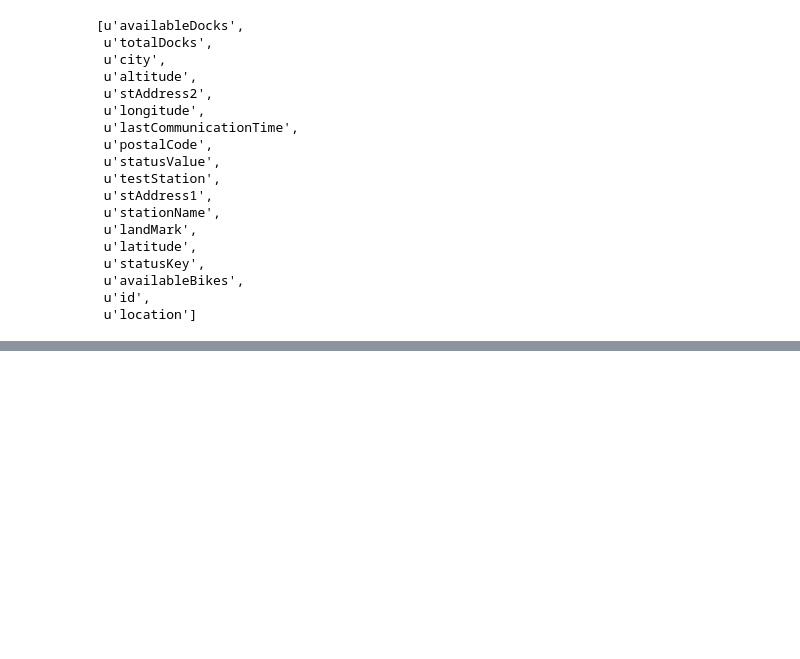
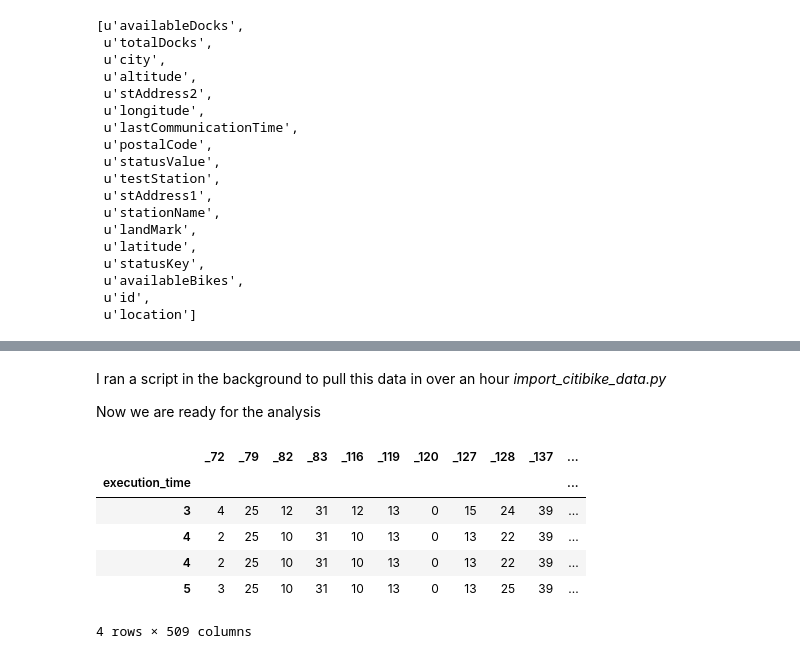
Before and after one commit to bwilson668/thinkful, a Jupyter notebook: unit-3/citibike.ipynb, the cells around one changed output, grey strips where cells are left out. Saved outputs shown, nothing was run; the diff lists cells and outputs as text; code cells hidden in the pictures; blank space fills up the shorter version.

Commit message:
finished citibike analysis

```diff
--- a/unit-3/citibike.ipynb
+++ b/unit-3/citibike.ipynb
@@ -121,0 +213,22 @@ plt.show()
+# %% [markdown]
+I ran a script in the background to pull this data in over an hour _import_citibike_data.py_
+
+Now we are ready for the analysis
+# %%
+import pandas as pd
+import sqlite3 as lite
+
+con = lite.connect('citi_bike.db')
+cur = con.cursor()
+
+# looks like that even with the sleep the script made multiple requests in one minute...
+df = pd.read_sql_query("SELECT * FROM available_bikes ORDER BY execution_time", con, index_col="execution_time")
+df[0:4]
+# %% [output]
+|  | _72 | _79 | _82 | _83 | _116 | _119 | _120 | _127 | _128 | _137 | ... |
+| execution_time |  |  |  |  |  |  |  |  |  |  | ... |
+| 3 | 4 | 25 | 12 | 31 | 12 | 13 | 0 | 15 | 24 | 39 | ... |
+| 4 | 2 | 25 | 10 | 31 | 10 | 13 | 0 | 13 | 22 | 39 | ... |
+| 4 | 2 | 25 | 10 | 31 | 10 | 13 | 0 | 13 | 22 | 39 | ... |
+| 5 | 3 | 25 | 10 | 31 | 10 | 13 | 0 | 13 | 25 | 39 | ... |
+4 rows × 509 columns
```
Also changed, not shown: parts of 22 cells of this notebook, 2 other files.
